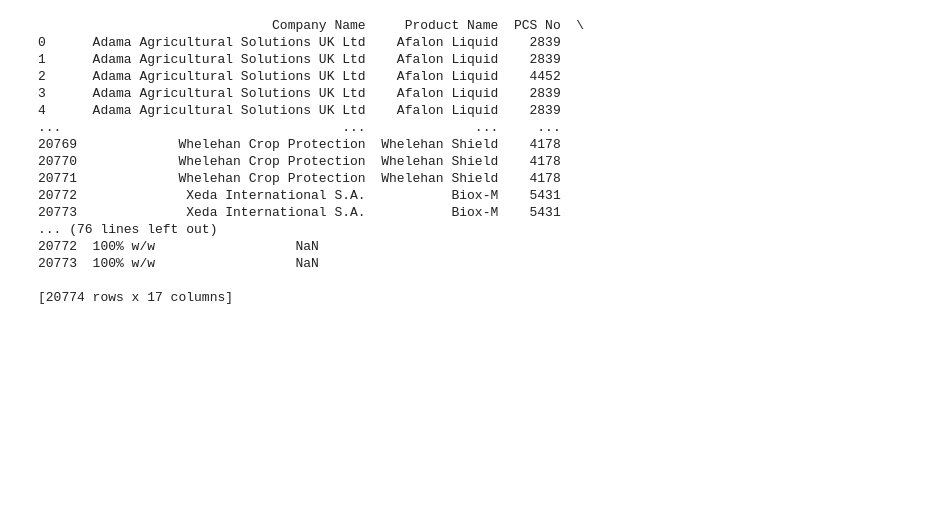
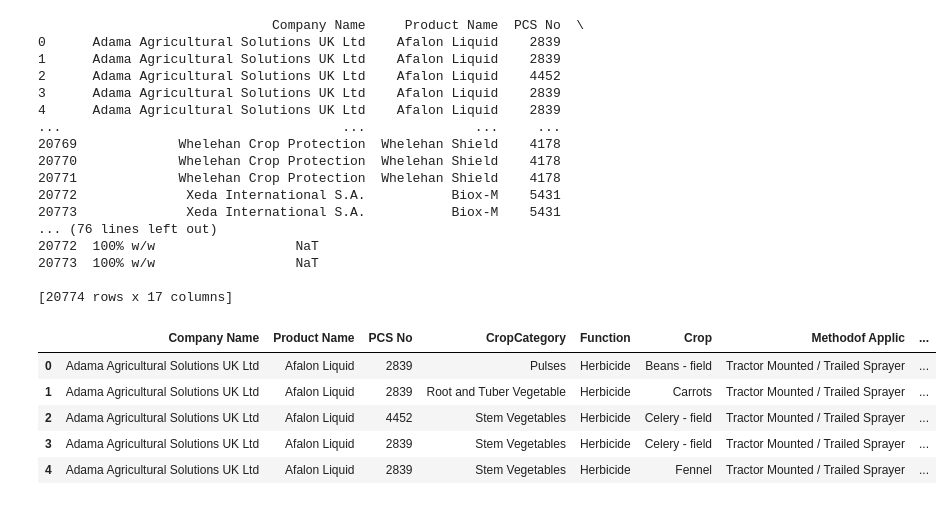
Before and after one commit to Ek1mBr0/PPP_Data_Project, a Jupyter notebook: PPP_Data_Project.ipynb, the cells around one changed output. Saved outputs shown, nothing was run; the diff lists cells and outputs as text; code cells hidden in the pictures; blank space fills up the shorter version.

```diff
--- a/PPP_Data_Project.ipynb
+++ b/PPP_Data_Project.ipynb
@@ -11,7 +11,7 @@ import matplotlib.pyplot as plt
 # %%
 import seaborn as sns
 # %%
-PPP_Data = pd.read_csv(r'C:\Users\Mike\Desktop\PPP_Data_Project\PPP_Data.csv')
+PPP_Data = pd.read_excel(r'C:\Users\Mike\Desktop\PPP_Data_Project\PPP_Data.xlsx')
 # %%
 print(PPP_Data)
 # %% [output]
@@ -28,7 +28,16 @@ print(PPP_Data)
 20772              Xeda International S.A.           Biox-M    5431
 20773              Xeda International S.A.           Biox-M    5431
 ... (76 lines left out)
-20772  100% w/w                  NaN
-20773  100% w/w                  NaN
+20772  100% w/w                  NaT
+20773  100% w/w                  NaT
 
 [20774 rows x 17 columns]
+# %%
+PPP_Data.head()
+# %% [output]
+|  | Company Name | Product Name | PCS No | CropCategory | Function | Crop | Methodof Applic | ... |
+| 0 | Adama Agricultural Solutions UK Ltd | Afalon Liquid | 2839 | Pulses | Herbicide | Beans - field | Tractor Mounted / Trailed Sprayer | ... |
+| 1 | Adama Agricultural Solutions UK Ltd | Afalon Liquid | 2839 | Root and Tuber Vegetable | Herbicide | Carrots | Tractor Mounted / Trailed Sprayer | ... |
+| 2 | Adama Agricultural Solutions UK Ltd | Afalon Liquid | 4452 | Stem Vegetables | Herbicide | Celery - field | Tractor Mounted / Trailed Sprayer | ... |
+| 3 | Adama Agricultural Solutions UK Ltd | Afalon Liquid | 2839 | Stem Vegetables | Herbicide | Celery - field | Tractor Mounted / Trailed Sprayer | ... |
+| 4 | Adama Agricultural Solutions UK Ltd | Afalon Liquid | 2839 | Stem Vegetables | Herbicide | Fennel | Tractor Mounted / Trailed Sprayer | ... |
```
Also changed, not shown: parts of 10 cells of this notebook.
